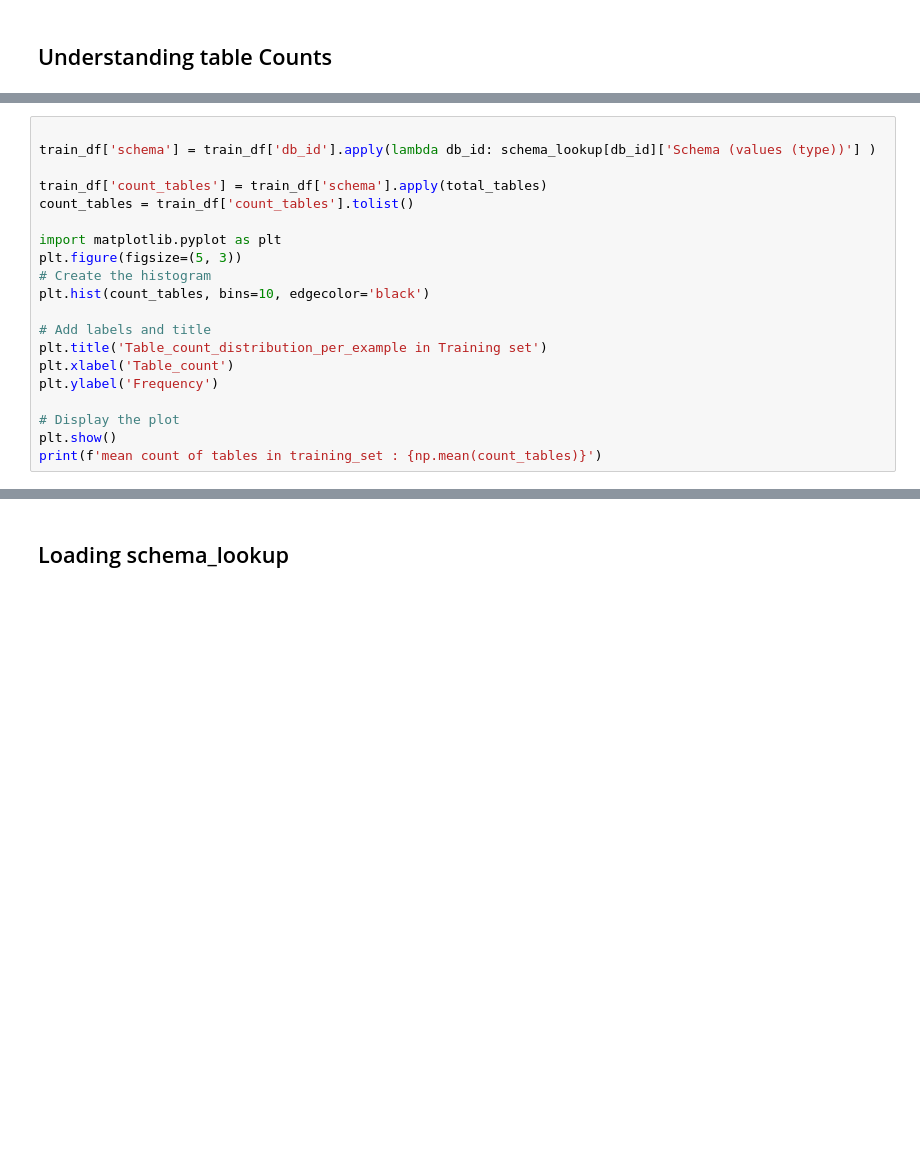
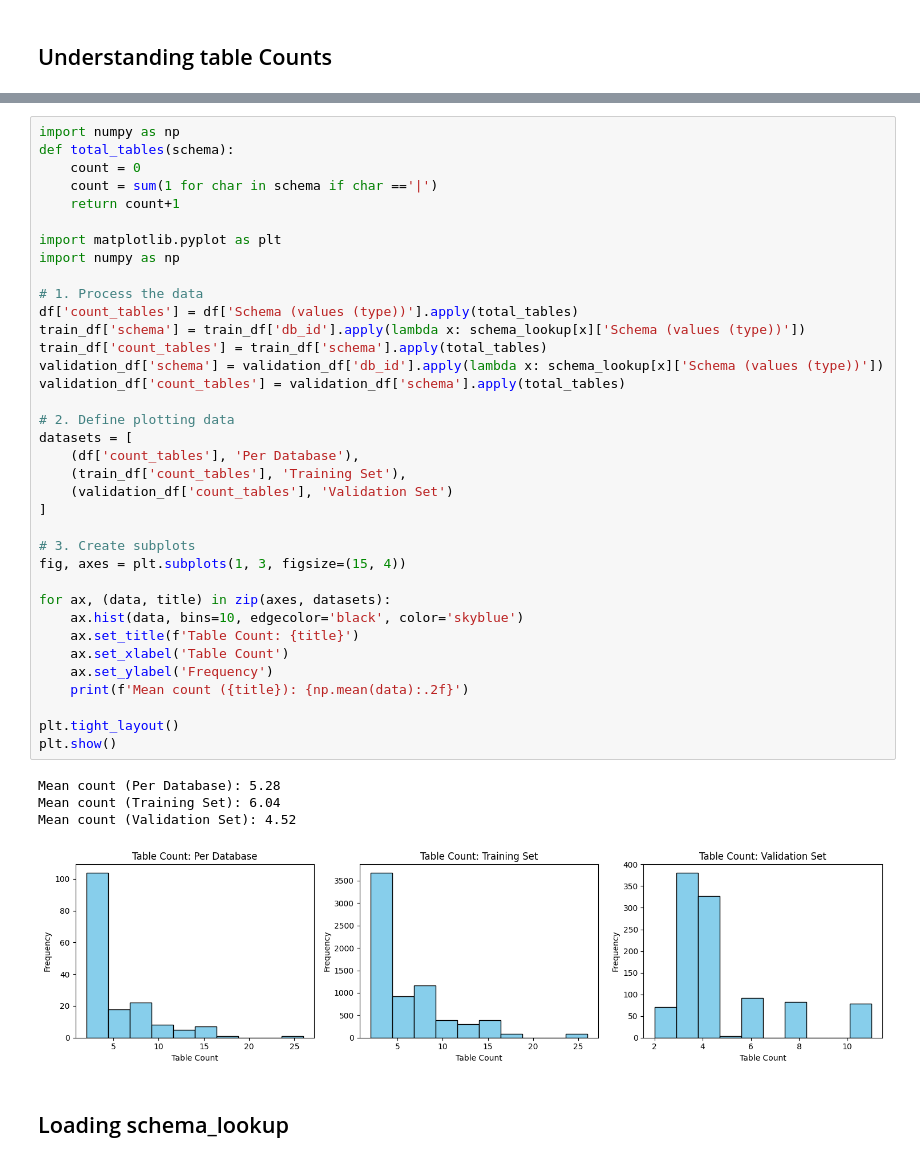
Before and after one commit to mehulpranay/ML_Framework, a Jupyter notebook: inference-notebook-for-question-to-sql-query.ipynb, the cells around one changed output, grey strips where cells are left out. Cells and saved outputs as stored; diff of their text form; blank space fills up the shorter version.

```diff
--- a/inference-notebook-for-question-to-sql-query.ipynb
+++ b/inference-notebook-for-question-to-sql-query.ipynb
@@ -195,20 +150,0 @@ mean count of tables is : 5.27710843373494
-# %%
-
-train_df['schema'] = train_df['db_id'].apply(lambda db_id: schema_lookup[db_id]['Schema (values (type))'] )
-
-train_df['count_tables'] = train_df['schema'].apply(total_tables)
-count_tables = train_df['count_tables'].tolist()
-
-import matplotlib.pyplot as plt
-plt.figure(figsize=(5, 3))
-# Create the histogram
-plt.hist(count_tables, bins=10, edgecolor='black')
-
-# Add labels and title
-plt.title('Table_count_distribution_per_example in Training set')
-plt.xlabel('Table_count')
-plt.ylabel('Frequency')
-
-# Display the plot
-plt.show()
-print(f'mean count of tables in training_set : {np.mean(count_tables)}')
@@ -242,3 +151,44 @@ mean count of tables in validation_set : 4.52321083172147
+# %%
+import numpy as np
+def total_tables(schema):
+    count = 0
+    count = sum(1 for char in schema if char =='|')
+    return count+1
+
+import matplotlib.pyplot as plt
+import numpy as np
+
+# 1. Process the data
+df['count_tables'] = df['Schema (values (type))'].apply(total_tables)
+train_df['schema'] = train_df['db_id'].apply(lambda x: schema_lookup[x]['Schema (values (type))'])
+train_df['count_tables'] = train_df['schema'].apply(total_tables)
+validation_df['schema'] = validation_df['db_id'].apply(lambda x: schema_lookup[x]['Schema (values (type))'])
+validation_df['count_tables'] = validation_df['schema'].apply(total_tables)
+
+# 2. Define plotting data
+datasets = [
+    (df['count_tables'], 'Per Database'),
+    (train_df['count_tables'], 'Training Set'),
+    (validation_df['count_tables'], 'Validation Set')
+]
+
+# 3. Create subplots
+fig, axes = plt.subplots(1, 3, figsize=(15, 4))
+
+for ax, (data, title) in zip(axes, datasets):
+    ax.hist(data, bins=10, edgecolor='black', color='skyblue')
+    ax.set_title(f'Table Count: {title}')
+    ax.set_xlabel('Table Count')
+    ax.set_ylabel('Frequency')
+    print(f'Mean count ({title}): {np.mean(data):.2f}')
+
+plt.tight_layout()
+plt.show()
+# %% [output]
+Mean count (Per Database): 5.28
+Mean count (Training Set): 6.04
+Mean count (Validation Set): 4.52
+[figure, added]
 # %% [markdown]
 ## Loading schema_lookup
 # %%
```
Also changed, not shown: parts of 34 cells of this notebook.
